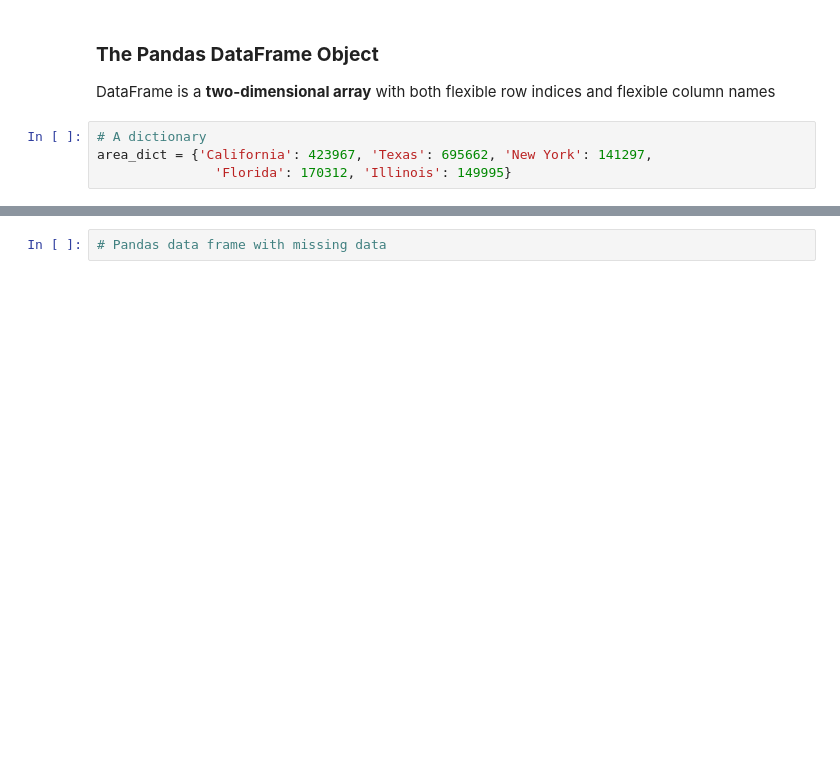
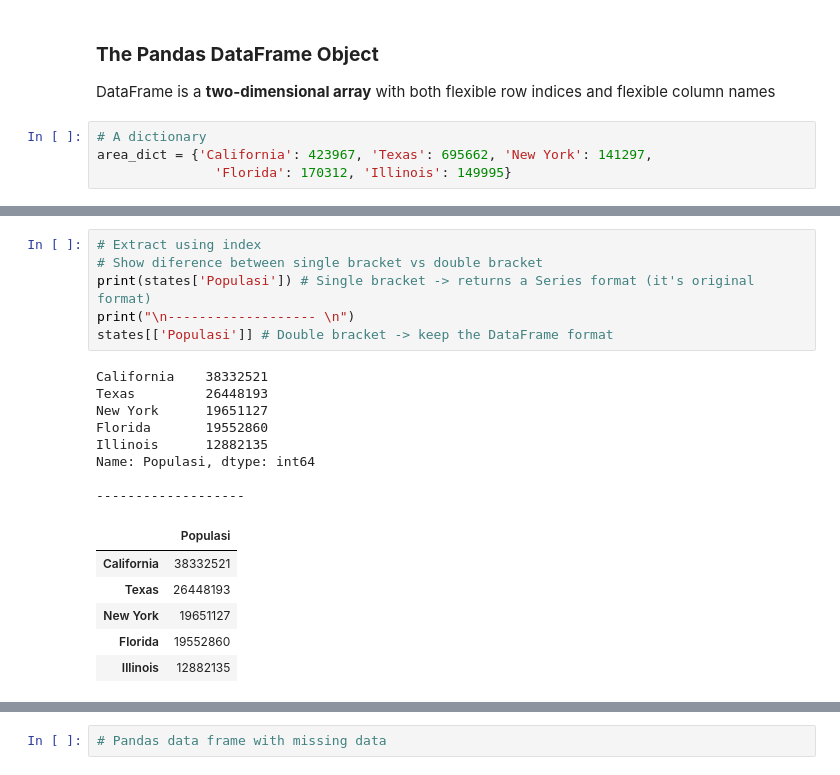
Before and after one commit to mohdkhairilabdulkarim/STQD6014-Data-Science, a Jupyter notebook: Copy_of_Week10_Pandas_20231224_WC.ipynb, the cells around one changed output, grey strips where cells are left out. Cells and saved outputs as stored; diff of their text form; blank space fills up the shorter version.

```diff
--- a/Copy_of_Week10_Pandas_20231224_WC.ipynb
+++ b/Copy_of_Week10_Pandas_20231224_WC.ipynb
@@ -130,0 +183,21 @@ Name: population, dtype: int64
+# %%
+# Extract using index
+# Show diference between single bracket vs double bracket
+print(states['Populasi']) # Single bracket -> returns a Series format (it's original format)
+print("\n------------------- \n")
+states[['Populasi']] # Double bracket -> keep the DataFrame format
+# %% [output]
+California    38332521
+Texas         26448193
+New York      19651127
+Florida       19552860
+Illinois      12882135
+Name: Populasi, dtype: int64
+
+-------------------
+|  | Populasi |
+| California | 38332521 |
+| Texas | 26448193 |
+| New York | 19651127 |
+| Florida | 19552860 |
+| Illinois | 12882135 |
```
Also changed, not shown: parts of 28 cells of this notebook.
